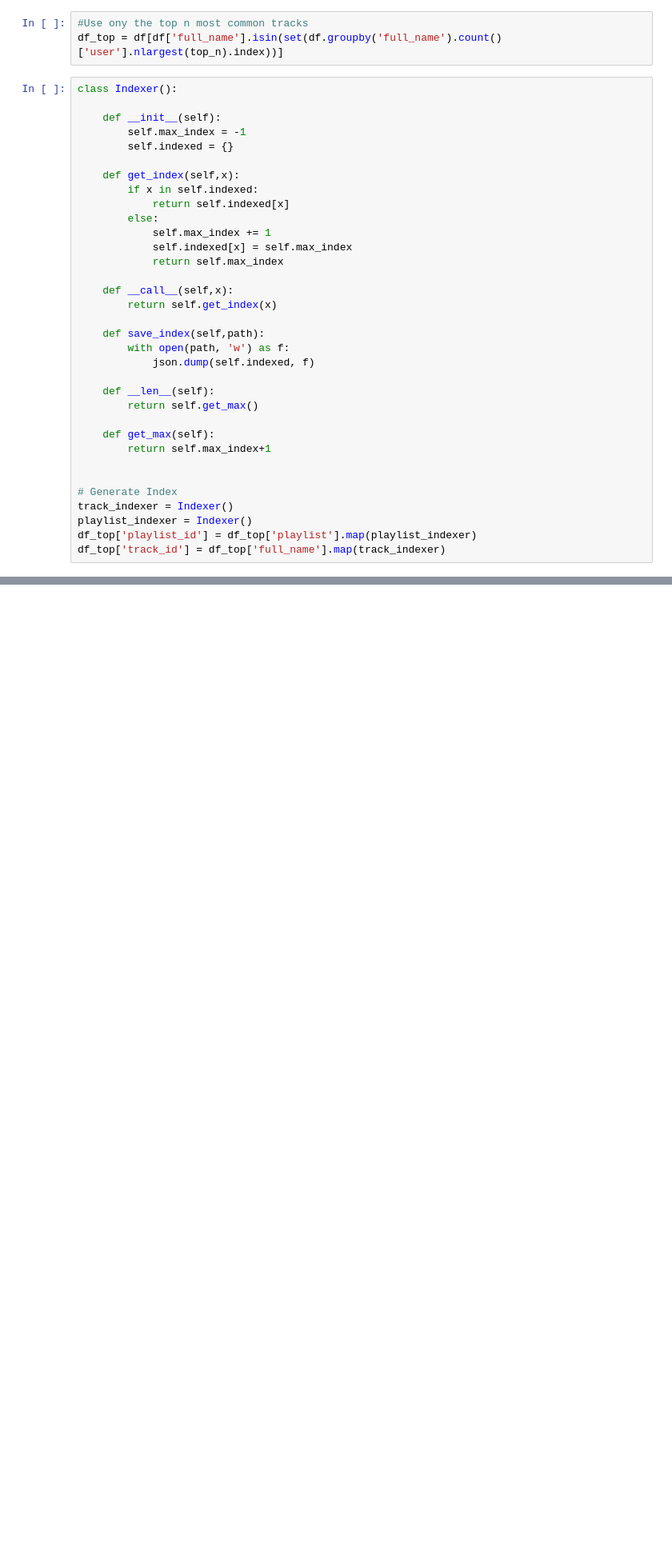
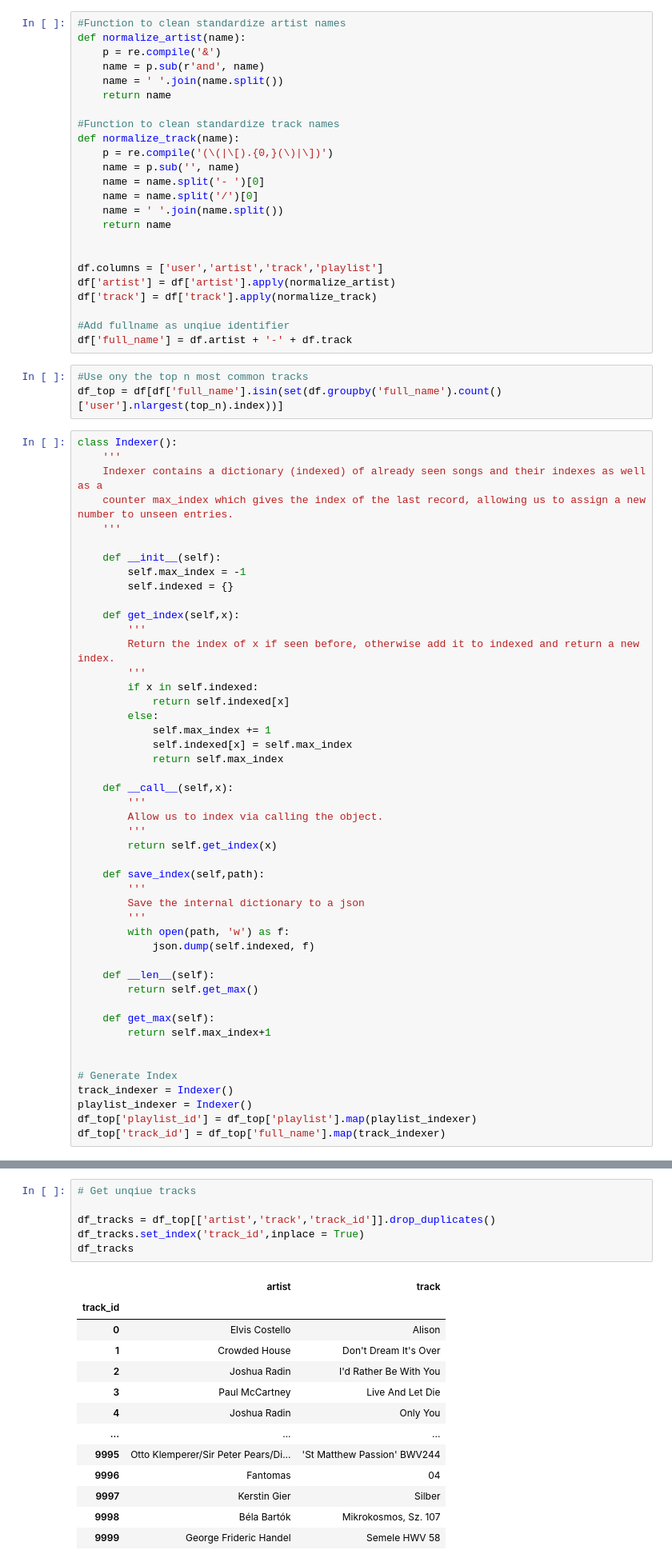
Before and after one commit to JWuzyk/PySpark-Music-Recommender, a Jupyter notebook: Preprocess_pandas.ipynb, the cells around one changed output, grey strips where cells are left out. Shown: that part at 80% size. Cells and saved outputs as stored; diff of their text form; blank space fills up the shorter version.

Commit message:
Cleaned up notebooks

```diff
--- a/Preprocess_pandas.ipynb
+++ b/Preprocess_pandas.ipynb
@@ -32,14 +65,45 @@ b'Skipping line 10628644: expected 4 fields, saw 5\nSkipping line 10633420: expe
+# %%
+#Function to clean standardize artist names
+def normalize_artist(name):
+    p = re.compile('&')
+    name = p.sub(r'and', name)
+    name = ' '.join(name.split())
+    return name
+
+#Function to clean standardize track names
+def normalize_track(name):
+    p = re.compile('(\(|\[).{0,}(\)|\])')
+    name = p.sub('', name)
+    name = name.split('- ')[0]
+    name = name.split('/')[0]
+    name = ' '.join(name.split())
+    return name
+
+
+df.columns = ['user','artist','track','playlist']
+df['artist'] = df['artist'].apply(normalize_artist)
+df['track'] = df['track'].apply(normalize_track)
+
+#Add fullname as unqiue identifier
+df['full_name'] = df.artist + '-' + df.track
 # %%
 #Use ony the top n most common tracks
 df_top = df[df['full_name'].isin(set(df.groupby('full_name').count()['user'].nlargest(top_n).index))]
 # %%
 class Indexer():
+    '''
+    Indexer contains a dictionary (indexed) of already seen songs and their indexes as well as a
+    counter max_index which gives the index of the last record, allowing us to assign a new number to unseen entries.
+    '''
 
     def __init__(self):
         self.max_index = -1
         self.indexed = {}
 
     def get_index(self,x):
+        '''
+        Return the index of x if seen before, otherwise add it to indexed and return a new index.
+        '''
         if x in self.indexed:
             return self.indexed[x]
         else:
@@ -48,9 +112,15 @@ class Indexer():
             return self.max_index
 
     def __call__(self,x):
+        '''
+        Allow us to index via calling the object.
+        '''
         return self.get_index(x)
 
     def save_index(self,path):
+        '''
+        Save the internal dictionary to a json
+        '''
         with open(path, 'w') as f:
             json.dump(self.indexed, f)
 
@@ -105,0 +162,20 @@ df_top
+# %%
+# Get unqiue tracks
+
+df_tracks = df_top[['artist','track','track_id']].drop_duplicates()
+df_tracks.set_index('track_id',inplace = True)
+df_tracks
+# %% [output]
+|  | artist | track |
+| track_id |  |  |
+| 0 | Elvis Costello | Alison |
+| 1 | Crowded House | Don't Dream It's Over |
+| 2 | Joshua Radin | I'd Rather Be With You |
+| 3 | Paul McCartney | Live And Let Die |
+| 4 | Joshua Radin | Only You |
+| ... | ... | ... |
+| 9995 | Otto Klemperer/Sir Peter Pears/Di... | 'St Matthew Passion' BWV244 |
+| 9996 | Fantomas | 04 |
+| 9997 | Kerstin Gier | Silber |
+| 9998 | Béla Bartók | Mikrokosmos, Sz. 107 |
+| 9999 | George Frideric Handel | Semele HWV 58 |
```
Also changed, not shown: parts of 10 cells of this notebook, 1 other file.
